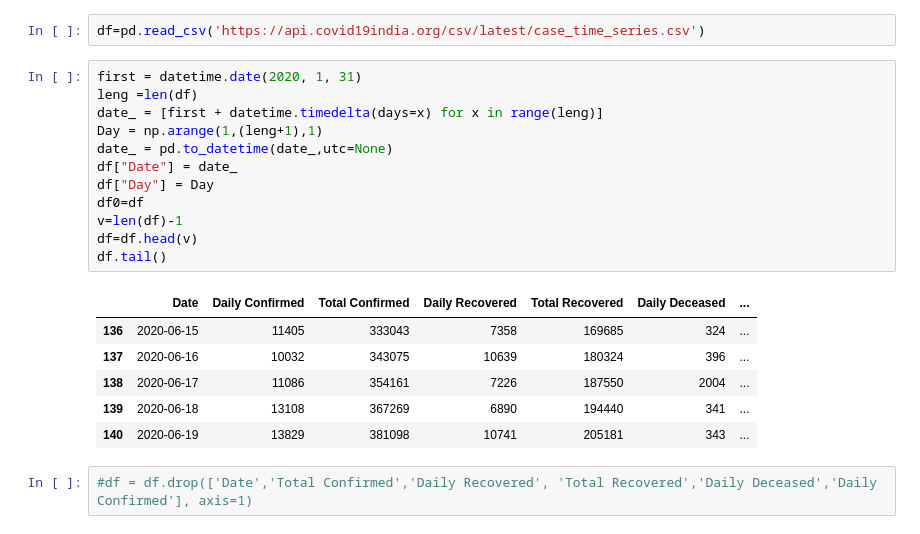
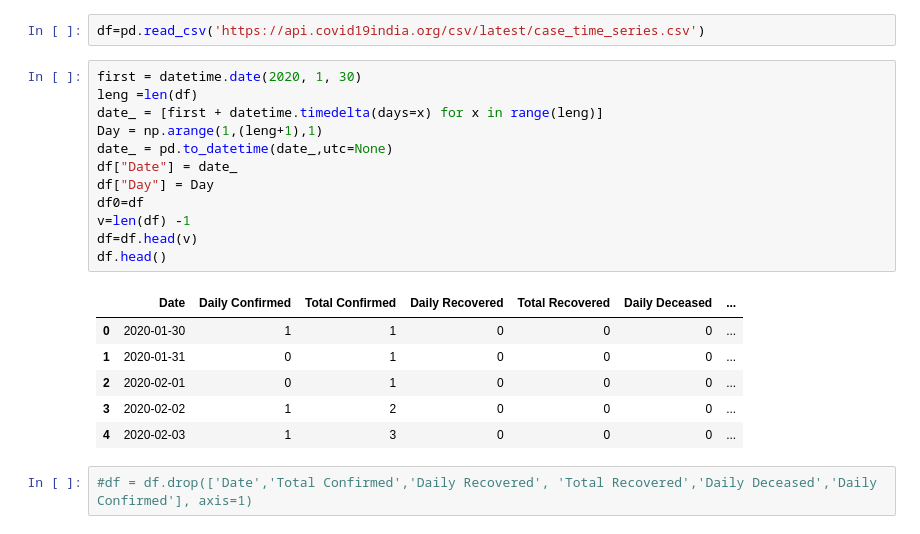
Before and after one commit to skbhere/COVID-19-Case-Forecasting, a Jupyter notebook: 00_India_prediction.ipynb, the cells around one changed output. Cells and saved outputs as stored; diff of their text form.

```diff
--- a/00_India_prediction.ipynb
+++ b/00_India_prediction.ipynb
@@ -4,24 +4,24 @@ import pandas as pd
 # %%
 df=pd.read_csv('https://api.covid19india.org/csv/latest/case_time_series.csv')
 # %%
-first = datetime.date(2020, 1, 31)
+first = datetime.date(2020, 1, 30)
 leng =len(df)
 date_ = [first + datetime.timedelta(days=x) for x in range(leng)]
 Day = np.arange(1,(leng+1),1)
 date_ = pd.to_datetime(date_,utc=None)
 df["Date"] = date_
 df["Day"] = Day
 df0=df
-v=len(df)-1
+v=len(df) -1
 df=df.head(v)
-df.tail()
+df.head()
 # %% [output]
 |  | Date | Daily Confirmed | Total Confirmed | Daily Recovered | Total Recovered | Daily Deceased | ... |
-| 136 | 2020-06-15 | 11405 | 333043 | 7358 | 169685 | 324 | ... |
-| 137 | 2020-06-16 | 10032 | 343075 | 10639 | 180324 | 396 | ... |
-| 138 | 2020-06-17 | 11086 | 354161 | 7226 | 187550 | 2004 | ... |
-| 139 | 2020-06-18 | 13108 | 367269 | 6890 | 194440 | 341 | ... |
-| 140 | 2020-06-19 | 13829 | 381098 | 10741 | 205181 | 343 | ... |
+| 0 | 2020-01-30 | 1 | 1 | 0 | 0 | 0 | ... |
+| 1 | 2020-01-31 | 0 | 1 | 0 | 0 | 0 | ... |
+| 2 | 2020-02-01 | 0 | 1 | 0 | 0 | 0 | ... |
+| 3 | 2020-02-02 | 1 | 2 | 0 | 0 | 0 | ... |
+| 4 | 2020-02-03 | 1 | 3 | 0 | 0 | 0 | ... |
 # %%
 #df = df.drop(['Date','Total Confirmed','Daily Recovered', 'Total Recovered','Daily Deceased','Daily Confirmed'], axis=1)
 # %%
```
Also changed, not shown: parts of 6 cells of this notebook, 1 other file.
